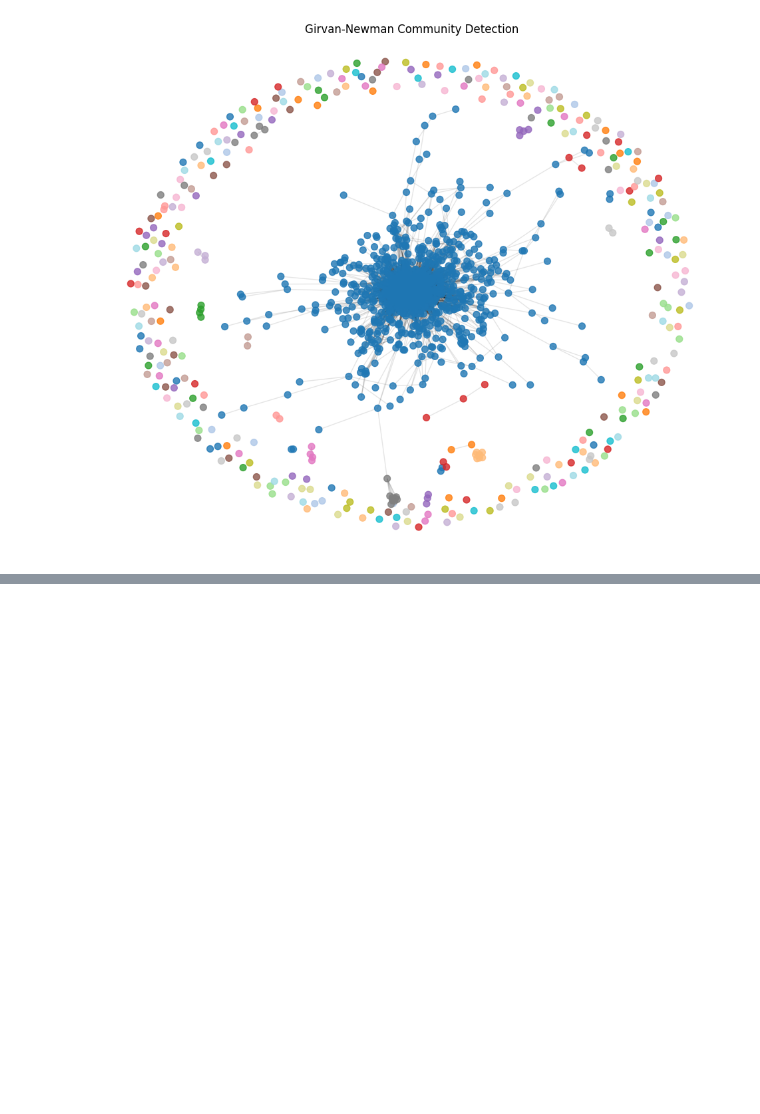
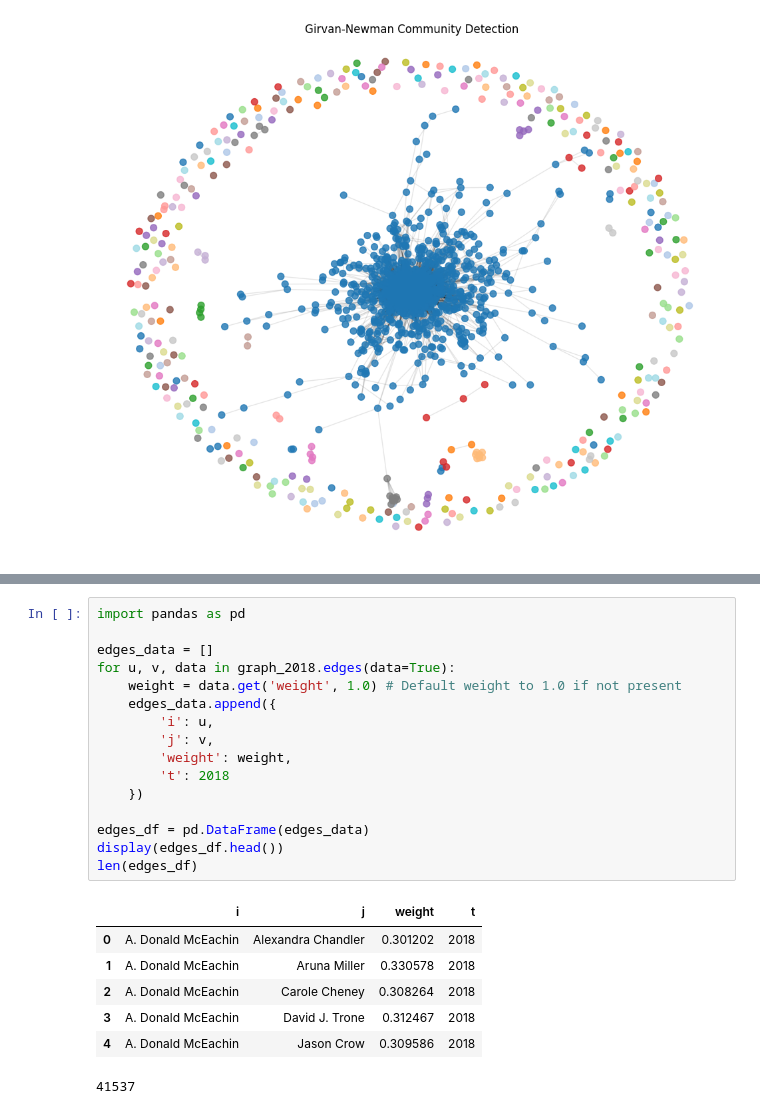
Before and after one commit to nurfnick/NetworkScience, a Jupyter notebook: Project/project.ipynb, the cells around one changed output, grey strips where cells are left out. Saved outputs shown, nothing was run; the diff lists cells and outputs as text; blank space fills up the shorter version.

```diff
--- a/Project/project.ipynb
+++ b/Project/project.ipynb
@@ -512,0 +534,24 @@ Modularity: 0.0076
+# %%
+import pandas as pd
+
+edges_data = []
+for u, v, data in graph_2018.edges(data=True):
+    weight = data.get('weight', 1.0) # Default weight to 1.0 if not present
+    edges_data.append({
+        'i': u,
+        'j': v,
+        'weight': weight,
+        't': 2018
+    })
+
+edges_df = pd.DataFrame(edges_data)
+display(edges_df.head())
+len(edges_df)
+# %% [output]
+|  | i | j | weight | t |
+| 0 | A. Donald McEachin | Alexandra Chandler | 0.301202 | 2018 |
+| 1 | A. Donald McEachin | Aruna Miller | 0.330578 | 2018 |
+| 2 | A. Donald McEachin | Carole Cheney | 0.308264 | 2018 |
+| 3 | A. Donald McEachin | David J. Trone | 0.312467 | 2018 |
+| 4 | A. Donald McEachin | Jason Crow | 0.309586 | 2018 |
+41537
```
Also changed, not shown: parts of 9 cells of this notebook.
